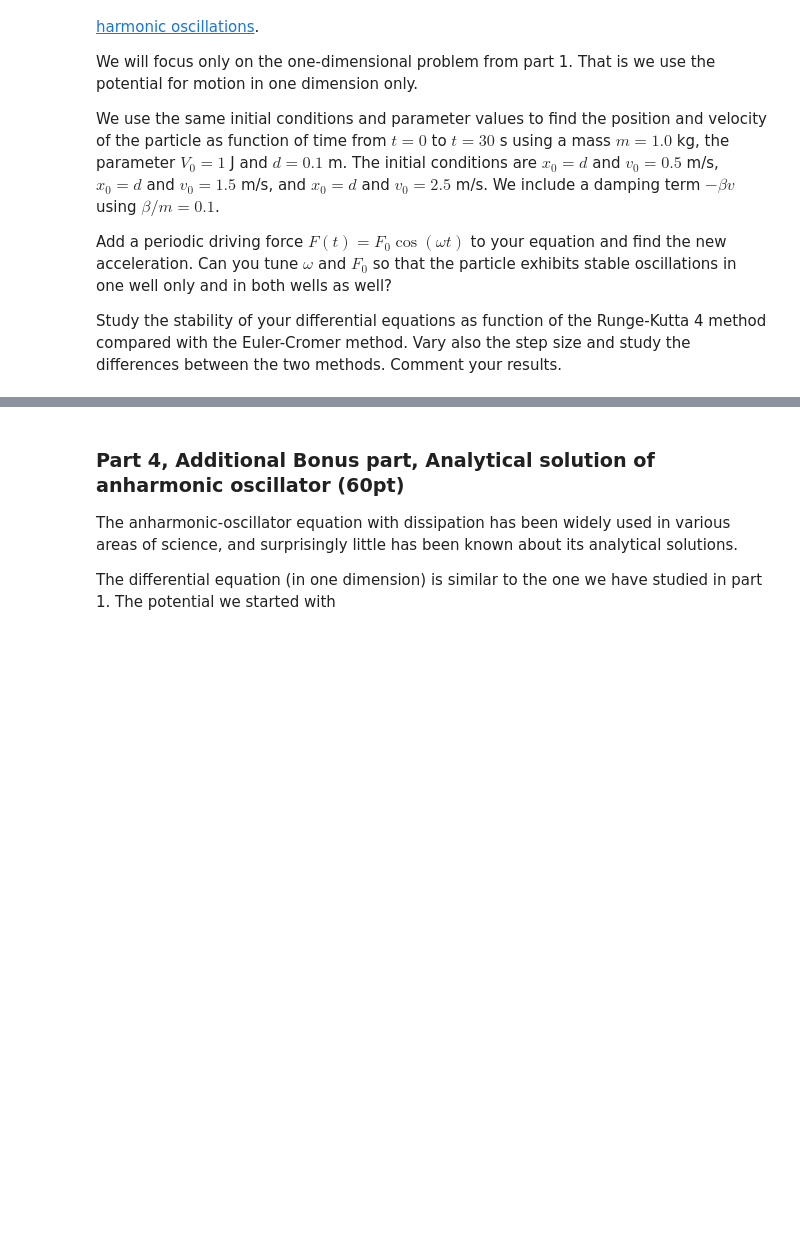
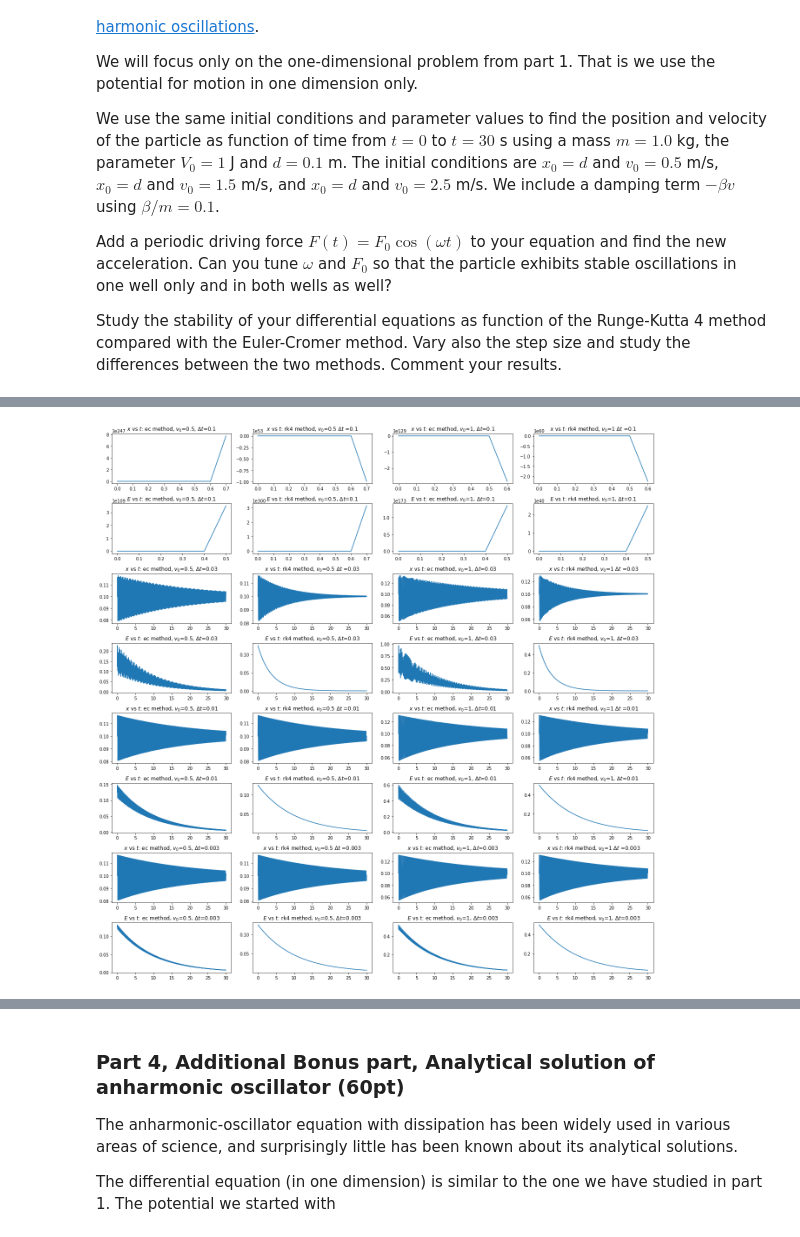
Before and after one commit to hadi41/PHY_321_Midterm_1, a Jupyter notebook: Main_file.ipynb, the cells around one changed output, grey strips where cells are left out. Drawn from its saved outputs; the diff is of its cells as text; code cells hidden in the pictures; blank space fills up the shorter version.

```diff
--- a/Main_file.ipynb
+++ b/Main_file.ipynb
@@ -544,6 +544,7 @@ def runge_kutta4(a,x0,v0,t,args):
         v = np.zeros((len(t),len(x0)))
         v[0] = v0
     for i in range(len(t)-1):
+        DeltaT = t[i+1]-t[i]
         # Setting up k1
         k1x = DeltaT*v[i]
         k1v = DeltaT*a(x[i],v[i],t[i],*args)
@@ -593,0 +581,35 @@ ax[0,2].set_title('motion in 2-d space for v0=2.5 m/s')
+# %%
+m = 1
+V0 = 1
+d = 0.1
+beta = 0.1 * m
+x0 = d
+v_list = [0.5,1,1.5]
+DeltaT_list = [0.1,0.03,0.01,0.003]
+
+fig, ax = plt.subplots(8,4,figsize = (18,18))
+
+F0 = 0
+omega = 0
+for i in range(0,4):
+    for j in range(0,4):
+        DeltaT = DeltaT_list[i%4]
+        t = np.arange(0,30,DeltaT)
+        v0 = v_list[int((j-j%2)/2)]
+        if j%2 == 0:
+            x, v = euler_cromer(a_driven,x0,v0,t,[m,V0,d,beta,F0,omega])
+            ax[2*i,j].plot(t,x)
+            ax[2*i,j].set_title(r'$x$ vs $t$: ec method, $v_0$='+str(v0)+r', $\Delta t$='+str(DeltaT))
+            E = 1/2 * m * v**2 + V0/d**4*(x**4 - 2 * x**2 * d**2 + d**4)
+            ax[2*i+1,j].plot(t,E)
+            ax[2*i+1,j].set_title(r'$E$ vs $t$: ec method, $v_0$='+str(v0)+r', $\Delta t$='+str(DeltaT))
+        else:
+            x, v = runge_kutta4(a_driven,x0,v0,t,[m,V0,d,beta,F0,omega])
+            ax[2*i,j].plot(t,x)
+            ax[2*i,j].set_title(r'$x$ vs $t$: rk4 method, $v_0$='+str(v0)+r' $\Delta t$ ='+str(DeltaT))
+            E = 1/2 * m * v**2 + V0/d**4*(x**4 - 2 * x**2 * d**2 + d**4)
+            ax[2*i+1,j].plot(t,E)
+            ax[2*i+1,j].set_title(r'$E$ vs $t$: rk4 method, $v_0$='+str(v0)+r', $\Delta t$='+str(DeltaT))
+plt.tight_layout()
+# %% [output]
+[figure, added]
```
Also changed, not shown: parts of 21 cells of this notebook.
